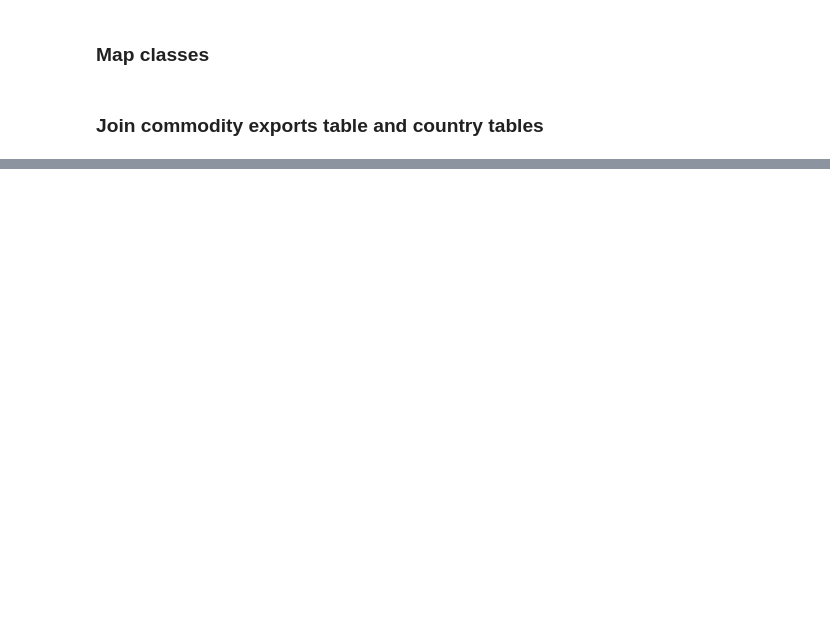
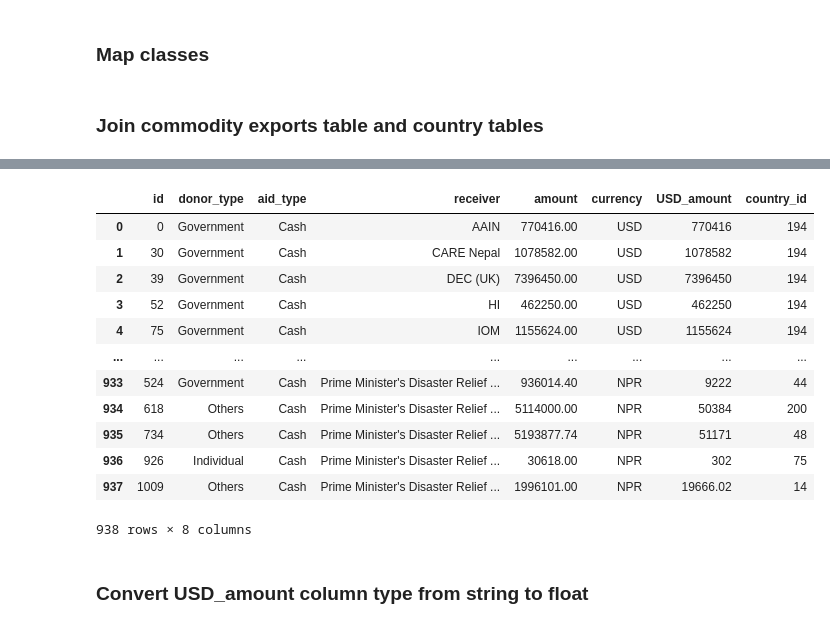
Before and after one commit to croemelt/etl_project, a Jupyter notebook: ELT_project.ipynb, the cells around one changed output, grey strips where cells are left out. Drawn from its saved outputs; the diff is of its cells as text; code cells hidden in the pictures; blank space fills up the shorter version.

```diff
--- a/ELT_project.ipynb
+++ b/ELT_project.ipynb
@@ -631,8 +1050,24 @@ combined_w_country_id
 # %%
-combined_w_country_id = combined_w_country_id.rename(columns={'id_y': 'country_id'})
+combined_w_country_id = combined_w_country_id.rename(columns={'id_y': 'country_id', 'id_x': 'id'})
 del combined_w_country_id['donor_country']
 del combined_w_country_id['country_or_area']
-# %%
-combined_w_country_id = combined_w_country_id.rename(columns={'id_x': 'id'})
+# %%
+combined_w_country_id
+# %% [output]
+|  | id | donor_type | aid_type | receiver | amount | currency | USD_amount | country_id |
+| 0 | 0 | Government | Cash | AAIN | 770416.00 | USD | 770416 | 194 |
+| 1 | 30 | Government | Cash | CARE Nepal | 1078582.00 | USD | 1078582 | 194 |
+| 2 | 39 | Government | Cash | DEC (UK) | 7396450.00 | USD | 7396450 | 194 |
+| 3 | 52 | Government | Cash | HI | 462250.00 | USD | 462250 | 194 |
+| 4 | 75 | Government | Cash | IOM | 1155624.00 | USD | 1155624 | 194 |
+| ... | ... | ... | ... | ... | ... | ... | ... | ... |
+| 933 | 524 | Government | Cash | Prime Minister's Disaster Relief ... | 936014.40 | NPR | 9222 | 44 |
+| 934 | 618 | Others | Cash | Prime Minister's Disaster Relief ... | 5114000.00 | NPR | 50384 | 200 |
+| 935 | 734 | Others | Cash | Prime Minister's Disaster Relief ... | 5193877.74 | NPR | 51171 | 48 |
+| 936 | 926 | Individual | Cash | Prime Minister's Disaster Relief ... | 30618.00 | NPR | 302 | 75 |
+| 937 | 1009 | Others | Cash | Prime Minister's Disaster Relief ... | 1996101.00 | NPR | 19666.02 | 14 |
+938 rows × 8 columns
+# %% [markdown]
+### Convert USD_amount column type from string to float
 # %%
 combined_w_country_id.dtypes
```
Also changed, not shown: parts of 70 cells of this notebook, 2 other files.
